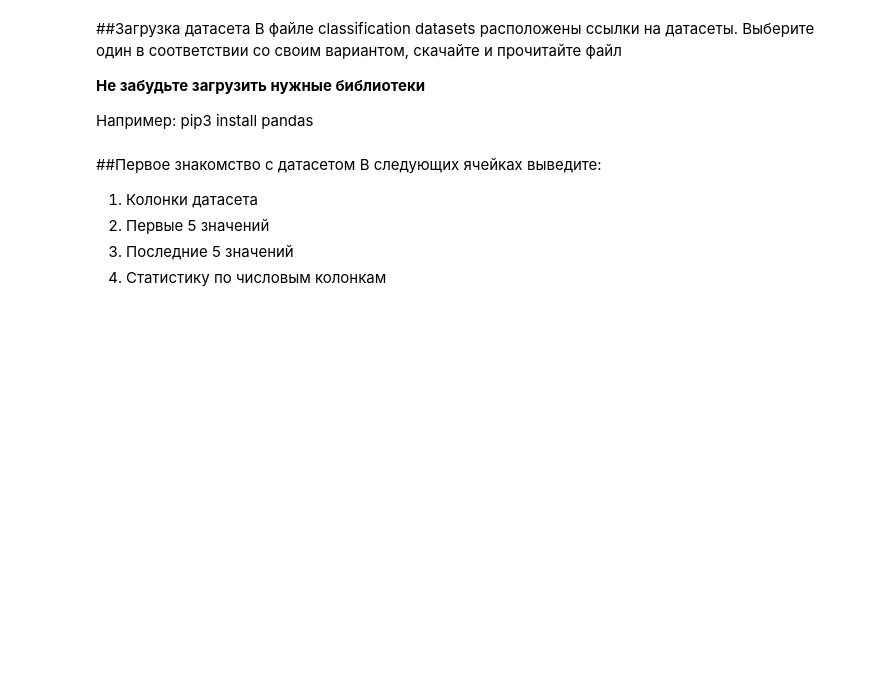
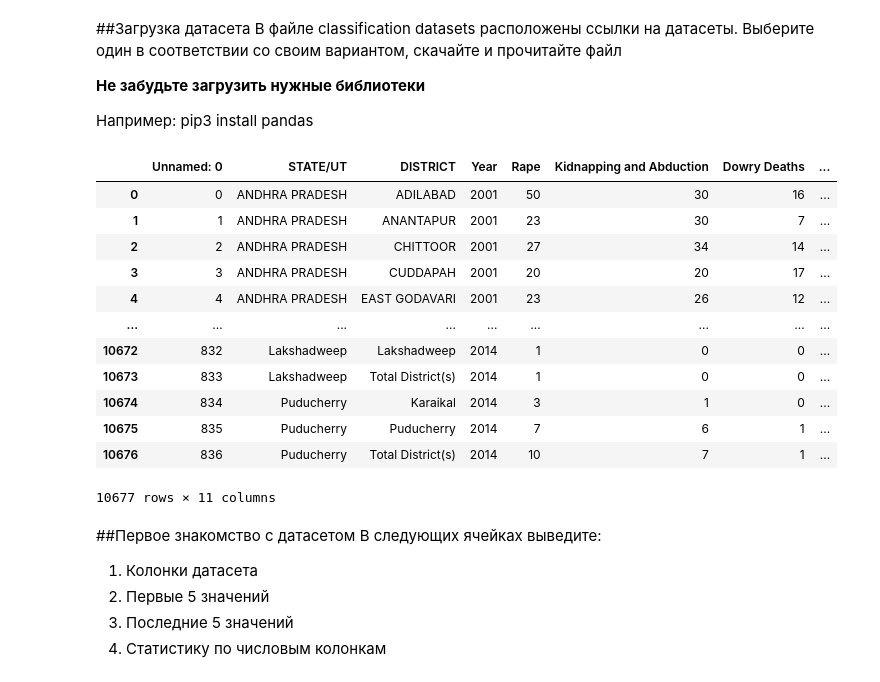
Before and after one commit to SADDLOVE/lab, a Jupyter notebook: lab1/Задание_1.ipynb, the cells around one changed output. Saved outputs shown, nothing was run; the diff lists cells and outputs as text; code cells hidden in the pictures; blank space fills up the shorter version.

```diff
--- a/lab1/Задание_1.ipynb
+++ b/lab1/Задание_1.ipynb
@@ -17,3 +14,20 @@ df
+# %%
+df = pd.read_csv("crimes_against_women_2001-2014.csv")
+df
+# %% [output]
+|  | Unnamed: 0 | STATE/UT | DISTRICT | Year | Rape | Kidnapping and Abduction | Dowry Deaths | ... |
+| 0 | 0 | ANDHRA PRADESH | ADILABAD | 2001 | 50 | 30 | 16 | ... |
+| 1 | 1 | ANDHRA PRADESH | ANANTAPUR | 2001 | 23 | 30 | 7 | ... |
+| 2 | 2 | ANDHRA PRADESH | CHITTOOR | 2001 | 27 | 34 | 14 | ... |
+| 3 | 3 | ANDHRA PRADESH | CUDDAPAH | 2001 | 20 | 20 | 17 | ... |
+| 4 | 4 | ANDHRA PRADESH | EAST GODAVARI | 2001 | 23 | 26 | 12 | ... |
+| ... | ... | ... | ... | ... | ... | ... | ... | ... |
+| 10672 | 832 | Lakshadweep | Lakshadweep | 2014 | 1 | 0 | 0 | ... |
+| 10673 | 833 | Lakshadweep | Total District(s) | 2014 | 1 | 0 | 0 | ... |
+| 10674 | 834 | Puducherry | Karaikal | 2014 | 3 | 1 | 0 | ... |
+| 10675 | 835 | Puducherry | Puducherry | 2014 | 7 | 6 | 1 | ... |
+| 10676 | 836 | Puducherry | Total District(s) | 2014 | 10 | 7 | 1 | ... |
+10677 rows × 11 columns
 # %% [markdown]
 ##Первое знакомство с датасетом
 В следующих ячейках выведите:
```
Also changed, not shown: parts of 18 cells of this notebook.
